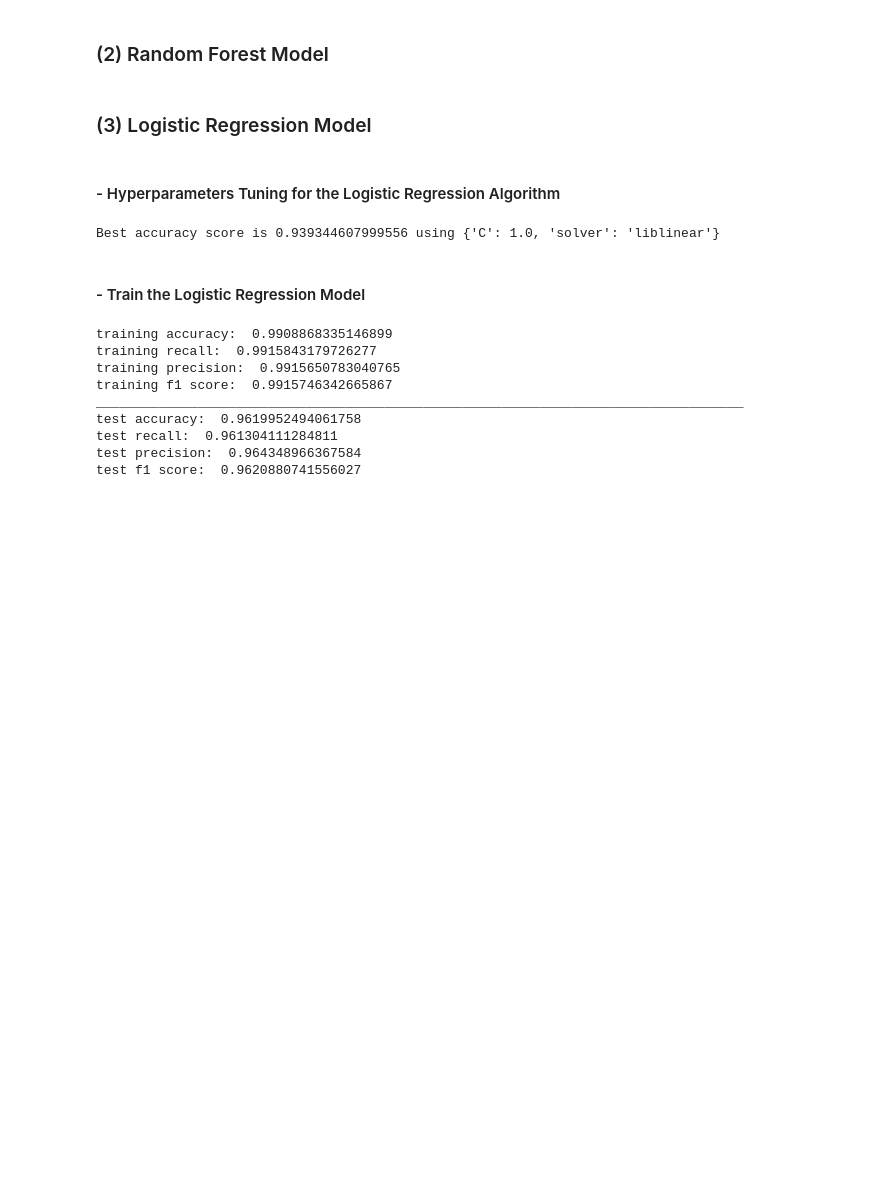
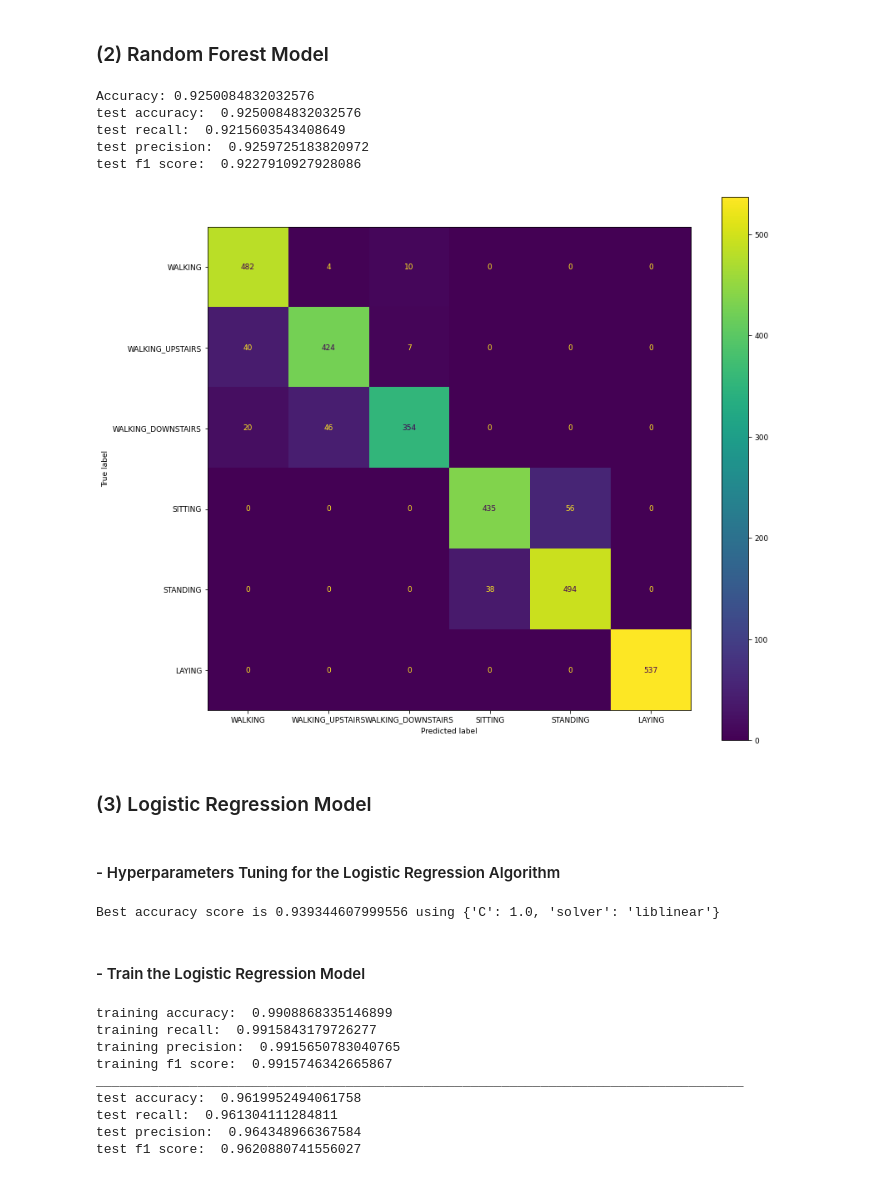
Before and after one commit to xzhangmiles/CS6140_SP_2022_Project_Human_Activity_Recognition, a Jupyter notebook: CS6140_Term_Project_Group_13_Human_Activity_Recognition.ipynb, the cells around one changed output. Drawn from its saved outputs; the diff is of its cells as text; code cells hidden in the pictures; blank space fills up the shorter version.

```diff
--- a/CS6140_Term_Project_Group_13_Human_Activity_Recognition.ipynb
+++ b/CS6140_Term_Project_Group_13_Human_Activity_Recognition.ipynb
@@ -121,27 +160,36 @@ array([[ 0.20064157, -0.0636826 , -0.41962845, ..., -0.68721921,
 # %%
 # Random Forest
 #Import Random Forest Model
 from sklearn.ensemble import RandomForestClassifier
 from sklearn.metrics import confusion_matrix,accuracy_score, recall_score, precision_score, f1_score
 #Create a Gaussian Classifier
 clf = RandomForestClassifier(n_estimators=100)
 
 #Train the model using the training sets
 history = clf.fit(X_train, y_train)
 
 y_pred = clf.predict(X_test)
 #Import scikit-learn metrics module for accuracy calculation
 from sklearn import metrics
 # Model Accuracy, how often is the classifier correct?
 print("Accuracy:",metrics.accuracy_score(y_test, y_pred))
 print("test accuracy: ", end=" ")
 print(accuracy_score(y_test, y_pred))
 print("test recall: ", end=" ")
 print(recall_score(y_test,y_pred , average='macro'))
 print("test precision: ", end=" ")
 print(precision_score(y_test, y_pred, average='macro'))
 print("test f1 score: ", end=" ")
 print(f1_score(y_test, y_pred, average='macro'))
+
+plot_confusion_matrix(y_test, y_pred)
+# %% [output]
+Accuracy: 0.9250084832032576
+test accuracy:  0.9250084832032576
+test recall:  0.9215603543408649
+test precision:  0.9259725183820972
+test f1 score:  0.9227910927928086
+[figure, added]
 # %% [markdown]
 ### (3) Logistic Regression Model
 # %% [markdown]
```
Also changed, not shown: parts of 1 cell of this notebook.
